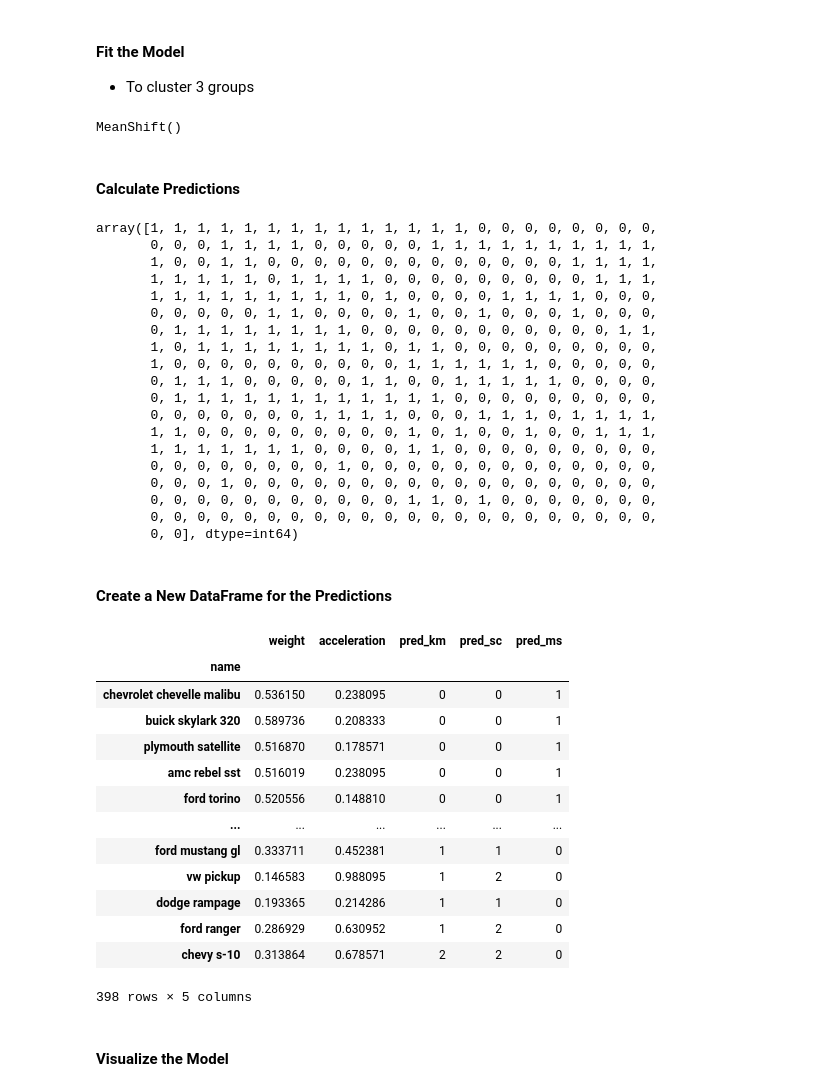
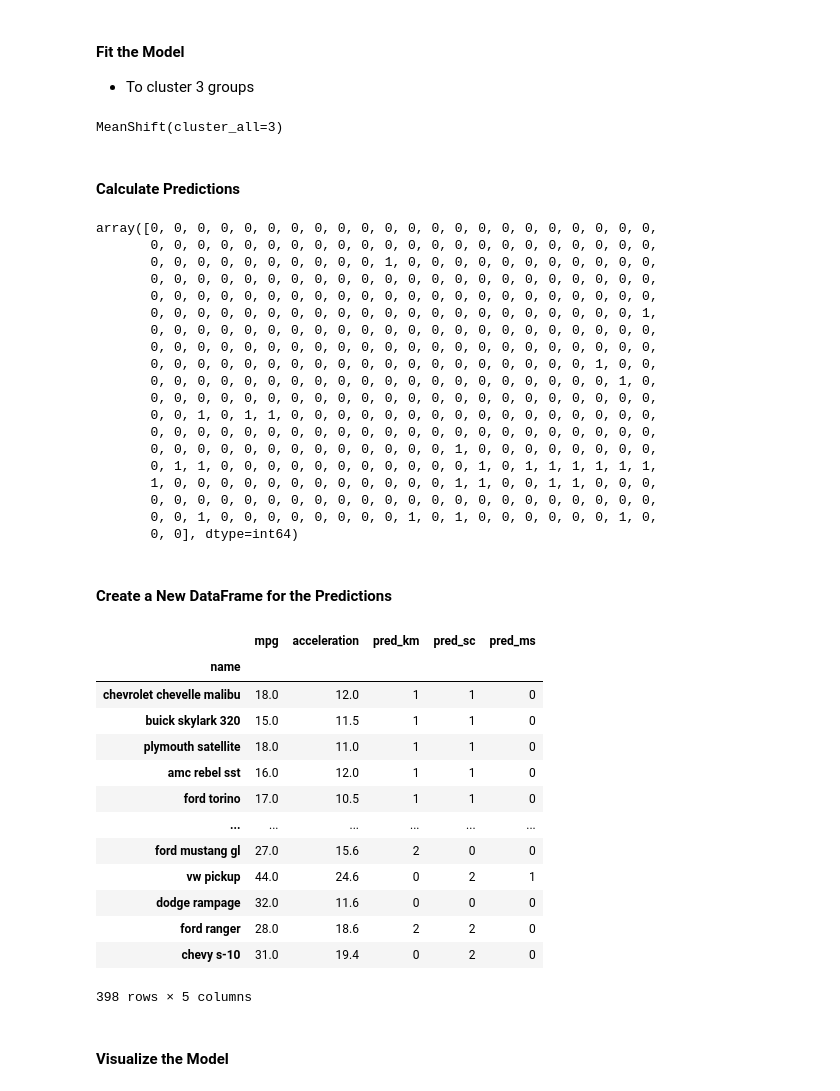
Before and after one commit to AryaCodesAI/Data-Analysis-Using-Machine-Learning-and-Python, a Jupyter notebook: 05_The k-Means & Unsupervised Clustering Models/05C_clustering-kmeans_practice_blank.ipynb, the cells around one changed output. Saved outputs shown, nothing was run; the diff lists cells and outputs as text; code cells hidden in the pictures.

```diff
--- a/05_The k-Means & Unsupervised Clustering Models/05C_clustering-kmeans_practice_blank.ipynb
+++ b/05_The k-Means & Unsupervised Clustering Models/05C_clustering-kmeans_practice_blank.ipynb
@@ -221,5 +173,5 @@ SpectralClustering(n_clusters=3)
 # %% [markdown]
 #### Calculate Predictions
 # %%
-model_sc.fit_predict(df_scaled)
+model_sc.fit_predict(X_scaled)
 # %% [output]
@@ -245,6 +197,6 @@ array([0, 0, 0, 0, 0, 0, 0, 0, 0, 0, 0, 0, 0, 1, 1, 1, 1, 1, 1, 2, 2, 1,
 # %% [markdown]
 #### Create a New DataFrame for the Predictions
 # %%
-df_pred_scaled['pred_sc'] = model_sc.fit_predict(X=df_scaled)
-df_pred_scaled
+df_pred['pred_sc'] = model_sc.fit_predict(X=X_scaled)
+df_pred
 # %% [output]
@@ -277,53 +228,53 @@ sns.scatterplot(x='weight', y='acceleration', hue='pred_sc',
 - To cluster 3 groups
 # %%
 from sklearn.cluster import MeanShift
-model_ms= MeanShift()
-model_ms.fit(df_scaled)
+model_ms= MeanShift(cluster_all=3)
+model_ms.fit(X_scaled)
 # %% [output]
-MeanShift()
+MeanShift(cluster_all=3)
 # %% [markdown]
 #### Calculate Predictions
 # %%
-model_ms.fit_predict(df_scaled)
+model_ms.fit_predict(X_scaled)
 # %% [output]
-array([1, 1, 1, 1, 1, 1, 1, 1, 1, 1, 1, 1, 1, 1, 0, 0, 0, 0, 0, 0, 0, 0,
-       0, 0, 0, 1, 1, 1, 1, 0, 0, 0, 0, 0, 1, 1, 1, 1, 1, 1, 1, 1, 1, 1,
-       1, 0, 0, 1, 1, 0, 0, 0, 0, 0, 0, 0, 0, 0, 0, 0, 0, 0, 1, 1, 1, 1,
-       1, 1, 1, 1, 1, 0, 1, 1, 1, 1, 0, 0, 0, 0, 0, 0, 0, 0, 0, 1, 1, 1,
-       1, 1, 1, 1, 1, 1, 1, 1, 1, 0, 1, 0, 0, 0, 0, 1, 1, 1, 1, 0, 0, 0,
-       0, 0, 0, 0, 0, 1, 1, 0, 0, 0, 0, 1, 0, 0, 1, 0, 0, 0, 1, 0, 0, 0,
-       0, 1, 1, 1, 1, 1, 1, 1, 1, 0, 0, 0, 0, 0, 0, 0, 0, 0, 0, 0, 1, 1,
-       1, 0, 1, 1, 1, 1, 1, 1, 1, 1, 0, 1, 1, 0, 0, 0, 0, 0, 0, 0, 0, 0,
-       1, 0, 0, 0, 0, 0, 0, 0, 0, 0, 0, 1, 1, 1, 1, 1, 1, 0, 0, 0, 0, 0,
-       0, 1, 1, 1, 0, 0, 0, 0, 0, 1, 1, 0, 0, 1, 1, 1, 1, 1, 0, 0, 0, 0,
-       0, 1, 1, 1, 1, 1, 1, 1, 1, 1, 1, 1, 1, 0, 0, 0, 0, 0, 0, 0, 0, 0,
-       0, 0, 0, 0, 0, 0, 0, 1, 1, 1, 1, 0, 0, 0, 1, 1, 1, 0, 1, 1, 1, 1,
-       1, 1, 0, 0, 0, 0, 0, 0, 0, 0, 0, 1, 0, 1, 0, 0, 1, 0, 0, 1, 1, 1,
-       1, 1, 1, 1, 1, 1, 1, 0, 0, 0, 0, 1, 1, 0, 0, 0, 0, 0, 0, 0, 0, 0,
-       0, 0, 0, 0, 0, 0, 0, 0, 1, 0, 0, 0, 0, 0, 0, 0, 0, 0, 0, 0, 0, 0,
-       0, 0, 0, 1, 0, 0, 0, 0, 0, 0, 0, 0, 0, 0, 0, 0, 0, 0, 0, 0, 0, 0,
-       0, 0, 0, 0, 0, 0, 0, 0, 0, 0, 0, 1, 1, 0, 1, 0, 0, 0, 0, 0, 0, 0,
+array([0, 0, 0, 0, 0, 0, 0, 0, 0, 0, 0, 0, 0, 0, 0, 0, 0, 0, 0, 0, 0, 0,
        0, 0, 0, 0, 0, 0, 0, 0, 0, 0, 0, 0, 0, 0, 0, 0, 0, 0, 0, 0, 0, 0,
+       0, 0, 0, 0, 0, 0, 0, 0, 0, 0, 1, 0, 0, 0, 0, 0, 0, 0, 0, 0, 0, 0,
+       0, 0, 0, 0, 0, 0, 0, 0, 0, 0, 0, 0, 0, 0, 0, 0, 0, 0, 0, 0, 0, 0,
+       0, 0, 0, 0, 0, 0, 0, 0, 0, 0, 0, 0, 0, 0, 0, 0, 0, 0, 0, 0, 0, 0,
+       0, 0, 0, 0, 0, 0, 0, 0, 0, 0, 0, 0, 0, 0, 0, 0, 0, 0, 0, 0, 0, 1,
+       0, 0, 0, 0, 0, 0, 0, 0, 0, 0, 0, 0, 0, 0, 0, 0, 0, 0, 0, 0, 0, 0,
+       0, 0, 0, 0, 0, 0, 0, 0, 0, 0, 0, 0, 0, 0, 0, 0, 0, 0, 0, 0, 0, 0,
+       0, 0, 0, 0, 0, 0, 0, 0, 0, 0, 0, 0, 0, 0, 0, 0, 0, 0, 0, 1, 0, 0,
+       0, 0, 0, 0, 0, 0, 0, 0, 0, 0, 0, 0, 0, 0, 0, 0, 0, 0, 0, 0, 1, 0,
+       0, 0, 0, 0, 0, 0, 0, 0, 0, 0, 0, 0, 0, 0, 0, 0, 0, 0, 0, 0, 0, 0,
+       0, 0, 1, 0, 1, 1, 0, 0, 0, 0, 0, 0, 0, 0, 0, 0, 0, 0, 0, 0, 0, 0,
+       0, 0, 0, 0, 0, 0, 0, 0, 0, 0, 0, 0, 0, 0, 0, 0, 0, 0, 0, 0, 0, 0,
+       0, 0, 0, 0, 0, 0, 0, 0, 0, 0, 0, 0, 0, 1, 0, 0, 0, 0, 0, 0, 0, 0,
+       0, 1, 1, 0, 0, 0, 0, 0, 0, 0, 0, 0, 0, 0, 1, 0, 1, 1, 1, 1, 1, 1,
+       1, 0, 0, 0, 0, 0, 0, 0, 0, 0, 0, 0, 0, 1, 1, 0, 0, 1, 1, 0, 0, 0,
+       0, 0, 0, 0, 0, 0, 0, 0, 0, 0, 0, 0, 0, 0, 0, 0, 0, 0, 0, 0, 0, 0,
+       0, 0, 1, 0, 0, 0, 0, 0, 0, 0, 0, 1, 0, 1, 0, 0, 0, 0, 0, 0, 1, 0,
        0, 0], dtype=int64)
 # %% [markdown]
 #### Create a New DataFrame for the Predictions
 # %%
-df_pred_scaled['pred_ms'] = model_ms.fit_predict(df_scaled)
-df_pred_scaled
+df_pred['pred_ms'] = model_ms.fit_predict(X_scaled)
+df_pred
 # %% [output]
-|  | weight | acceleration | pred_km | pred_sc | pred_ms |
+|  | mpg | acceleration | pred_km | pred_sc | pred_ms |
 | name |  |  |  |  |  |
-| chevrolet chevelle malibu | 0.536150 | 0.238095 | 0 | 0 | 1 |
-| buick skylark 320 | 0.589736 | 0.208333 | 0 | 0 | 1 |
-| plymouth satellite | 0.516870 | 0.178571 | 0 | 0 | 1 |
-| amc rebel sst | 0.516019 | 0.238095 | 0 | 0 | 1 |
-| ford torino | 0.520556 | 0.148810 | 0 | 0 | 1 |
+| chevrolet chevelle malibu | 18.0 | 12.0 | 1 | 1 | 0 |
+| buick skylark 320 | 15.0 | 11.5 | 1 | 1 | 0 |
+| plymouth satellite | 18.0 | 11.0 | 1 | 1 | 0 |
+| amc rebel sst | 16.0 | 12.0 | 1 | 1 | 0 |
+| ford torino | 17.0 | 10.5 | 1 | 1 | 0 |
 | ... | ... | ... | ... | ... | ... |
-| ford mustang gl | 0.333711 | 0.452381 | 1 | 1 | 0 |
-| vw pickup | 0.146583 | 0.988095 | 1 | 2 | 0 |
-| dodge rampage | 0.193365 | 0.214286 | 1 | 1 | 0 |
-| ford ranger | 0.286929 | 0.630952 | 1 | 2 | 0 |
-| chevy s-10 | 0.313864 | 0.678571 | 2 | 2 | 0 |
+| ford mustang gl | 27.0 | 15.6 | 2 | 0 | 0 |
+| vw pickup | 44.0 | 24.6 | 0 | 2 | 1 |
+| dodge rampage | 32.0 | 11.6 | 0 | 0 | 0 |
+| ford ranger | 28.0 | 18.6 | 2 | 2 | 0 |
+| chevy s-10 | 31.0 | 19.4 | 0 | 2 | 0 |
 398 rows × 5 columns
 # %% [markdown]
 #### Visualize the Model
```
Also changed, not shown: parts of 22 cells of this notebook.
